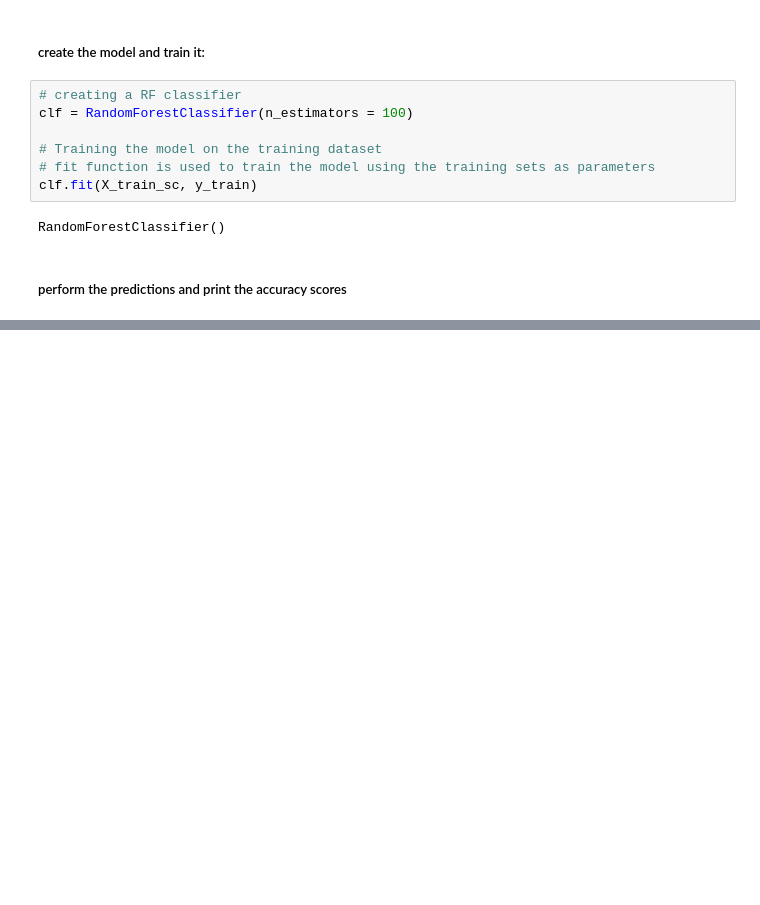
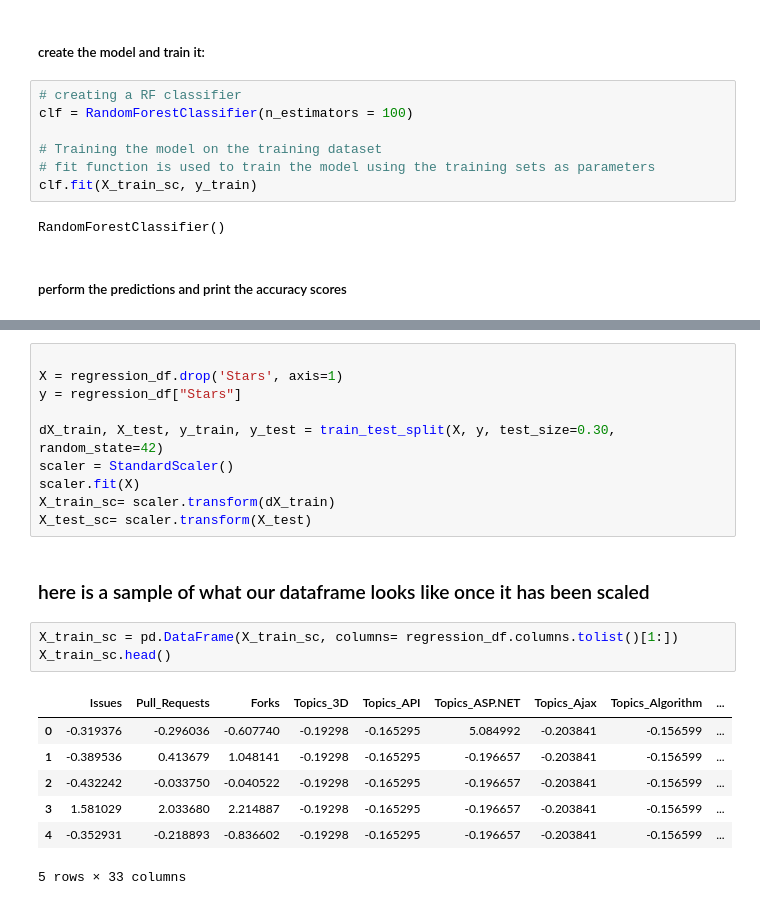
Before and after one commit to Beatrix-droid/github_repos-2022-data-analysis, a Jupyter notebook: github analysis.ipynb, the cells around one changed output, grey strips where cells are left out. Saved outputs shown, nothing was run; the diff lists cells and outputs as text; blank space fills up the shorter version.

```diff
--- a/github analysis.ipynb
+++ b/github analysis.ipynb
@@ -410,0 +429,23 @@ plt.show()
+# %%
+
+X = regression_df.drop('Stars', axis=1)
+y = regression_df["Stars"]
+
+dX_train, X_test, y_train, y_test = train_test_split(X, y, test_size=0.30, random_state=42)
+scaler = StandardScaler()
+scaler.fit(X)
+X_train_sc= scaler.transform(dX_train)
+X_test_sc= scaler.transform(X_test)
+# %% [markdown]
+### here is a sample of what our dataframe looks like once it has been scaled
+# %%
+X_train_sc = pd.DataFrame(X_train_sc, columns= regression_df.columns.tolist()[1:])
+X_train_sc.head()
+# %% [output]
+|  | Issues | Pull_Requests | Forks | Topics_3D | Topics_API | Topics_ASP.NET | Topics_Ajax | Topics_Algorithm | ... |
+| 0 | -0.319376 | -0.296036 | -0.607740 | -0.19298 | -0.165295 | 5.084992 | -0.203841 | -0.156599 | ... |
+| 1 | -0.389536 | 0.413679 | 1.048141 | -0.19298 | -0.165295 | -0.196657 | -0.203841 | -0.156599 | ... |
+| 2 | -0.432242 | -0.033750 | -0.040522 | -0.19298 | -0.165295 | -0.196657 | -0.203841 | -0.156599 | ... |
+| 3 | 1.581029 | 2.033680 | 2.214887 | -0.19298 | -0.165295 | -0.196657 | -0.203841 | -0.156599 | ... |
+| 4 | -0.352931 | -0.218893 | -0.836602 | -0.19298 | -0.165295 | -0.196657 | -0.203841 | -0.156599 | ... |
+5 rows × 33 columns
```
Also changed, not shown: parts of 57 cells of this notebook.
